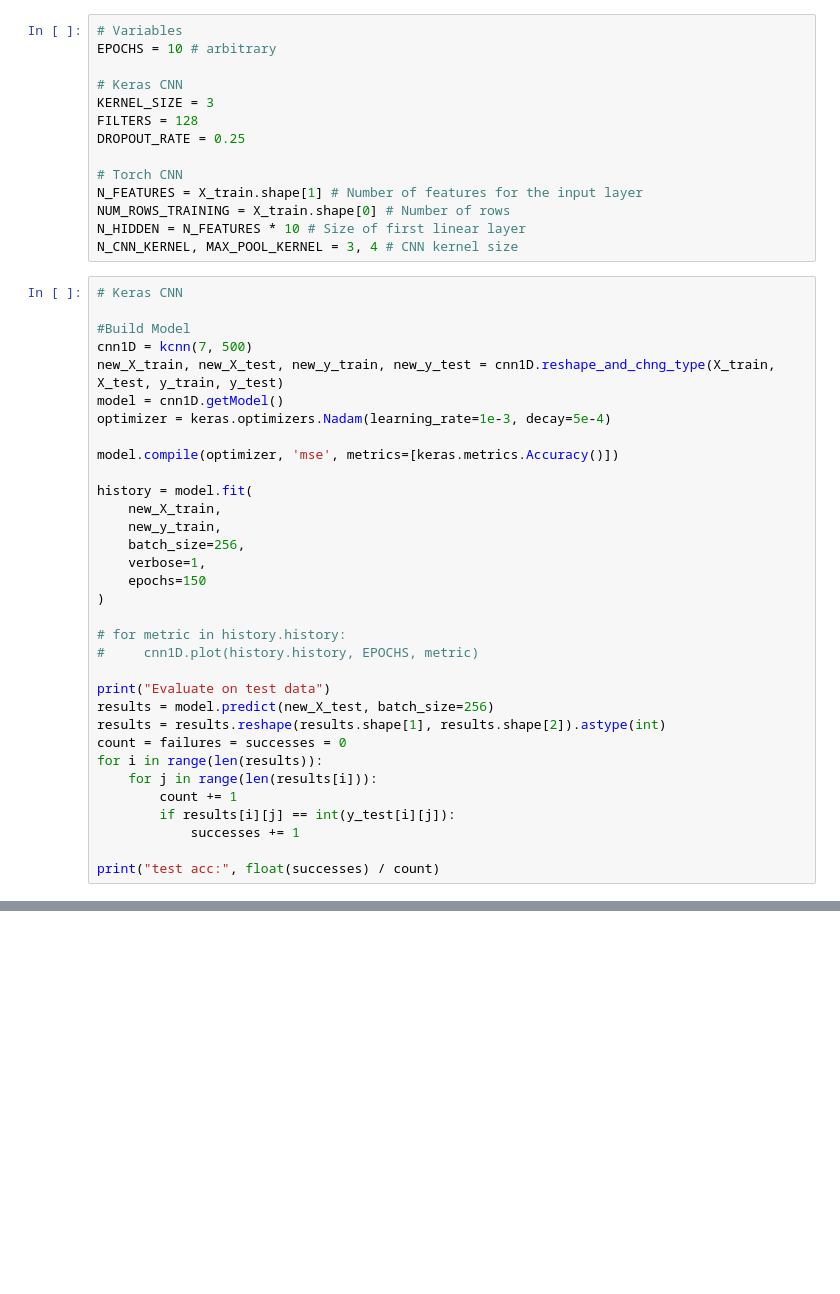
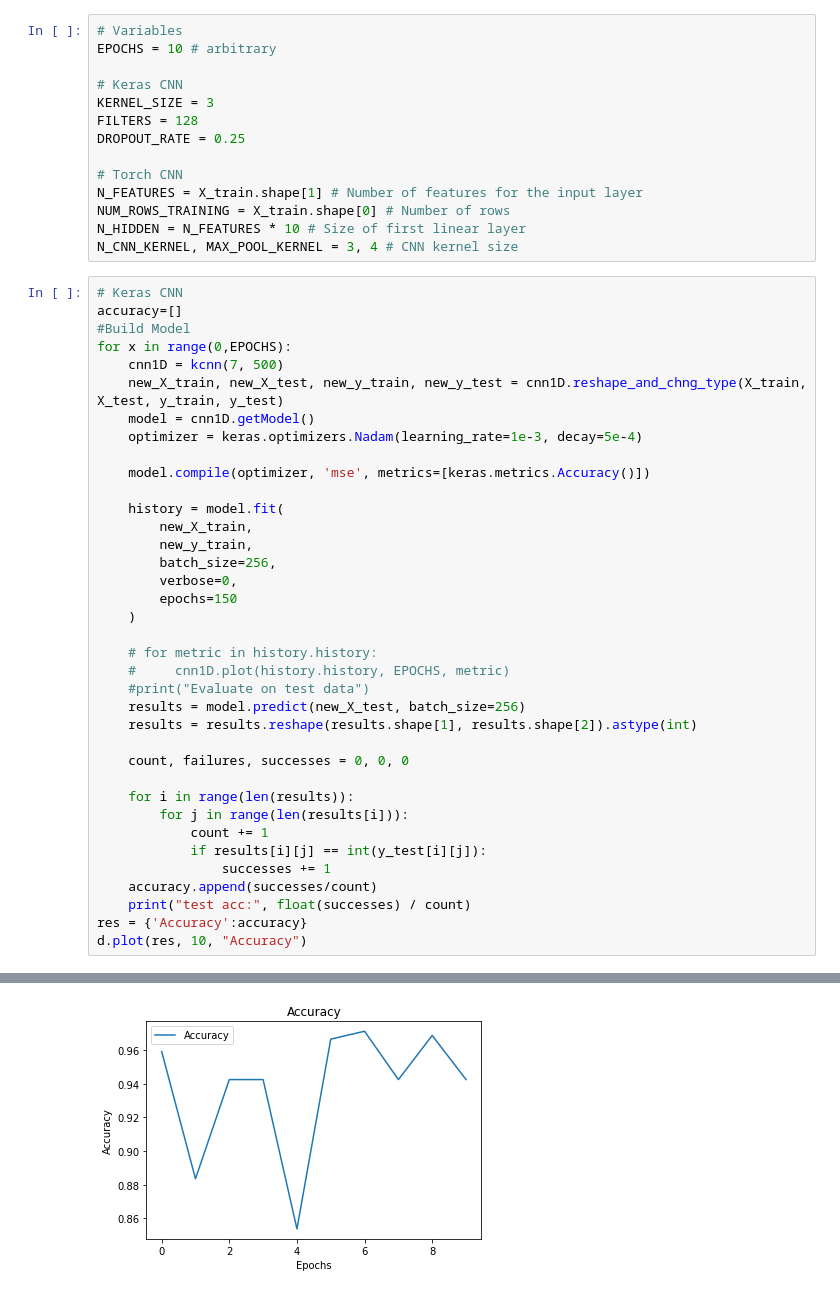
Before and after one commit to JStrmec/MachineLearningProject, a Jupyter notebook: showcase.ipynb, the cells around one changed output, grey strips where cells are left out. Saved outputs shown, nothing was run; the diff lists cells and outputs as text; blank space fills up the shorter version.

```diff
--- a/showcase.ipynb
+++ b/showcase.ipynb
@@ -39,35 +39,39 @@ N_HIDDEN = N_FEATURES * 10 # Size of first linear layer
 N_CNN_KERNEL, MAX_POOL_KERNEL = 3, 4 # CNN kernel size
 # %%
 # Keras CNN
+accuracy=[]
+#Build Model
+for x in range(0,EPOCHS):
+    cnn1D = kcnn(7, 500)
+    new_X_train, new_X_test, new_y_train, new_y_test = cnn1D.reshape_and_chng_type(X_train, X_test, y_train, y_test)
+    model = cnn1D.getModel()
+    optimizer = keras.optimizers.Nadam(learning_rate=1e-3, decay=5e-4)
 
-#Build Model
-cnn1D = kcnn(7, 500)
-new_X_train, new_X_test, new_y_train, new_y_test = cnn1D.reshape_and_chng_type(X_train, X_test, y_train, y_test)
-model = cnn1D.getModel()
-optimizer = keras.optimizers.Nadam(learning_rate=1e-3, decay=5e-4)
+    model.compile(optimizer, 'mse', metrics=[keras.metrics.Accuracy()])
 
-model.compile(optimizer, 'mse', metrics=[keras.metrics.Accuracy()])
+    history = model.fit(
+        new_X_train,
+        new_y_train,
+        batch_size=256,
+        verbose=0,
+        epochs=150
+    )
 
-history = model.fit(
-    new_X_train,
-    new_y_train,
-    batch_size=256,
-    verbose=1,
-    epochs=150
-)
+    # for metric in history.history:
+    #     cnn1D.plot(history.history, EPOCHS, metric)
+    #print("Evaluate on test data")
+    results = model.predict(new_X_test, batch_size=256)
+    results = results.reshape(results.shape[1], results.shape[2]).astype(int)
 
-# for metric in history.history:
-#     cnn1D.plot(history.history, EPOCHS, metric)
+    count, failures, successes = 0, 0, 0
 
-print("Evaluate on test data")
-results = model.predict(new_X_test, batch_size=256)
-results = results.reshape(results.shape[1], results.shape[2]).astype(int)
-count = failures = successes = 0
-for i in range(len(results)):
-    for j in range(len(results[i])):
-        count += 1
-        if results[i][j] == int(y_test[i][j]):
-            successes += 1
-
-print("test acc:", float(successes) / count)
+    for i in range(len(results)):
+        for j in range(len(results[i])):
+            count += 1
+            if results[i][j] == int(y_test[i][j]):
+                successes += 1
+    accuracy.append(successes/count)
+    print("test acc:", float(successes) / count)
+res = {'Accuracy':accuracy}
+d.plot(res, 10, "Accuracy")
 # %% [output]
@@ -91,3 +90,4 @@ test acc: 0.9717813890409003
+[figure, added]
 # %%
 ### Torch CNN
 # Build CNN
```
Also changed, not shown: parts of 3 cells of this notebook, 1 other file.
